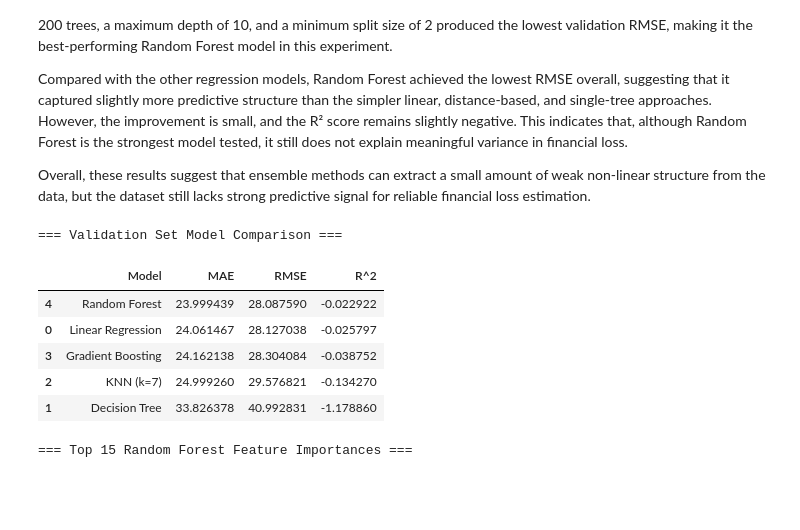
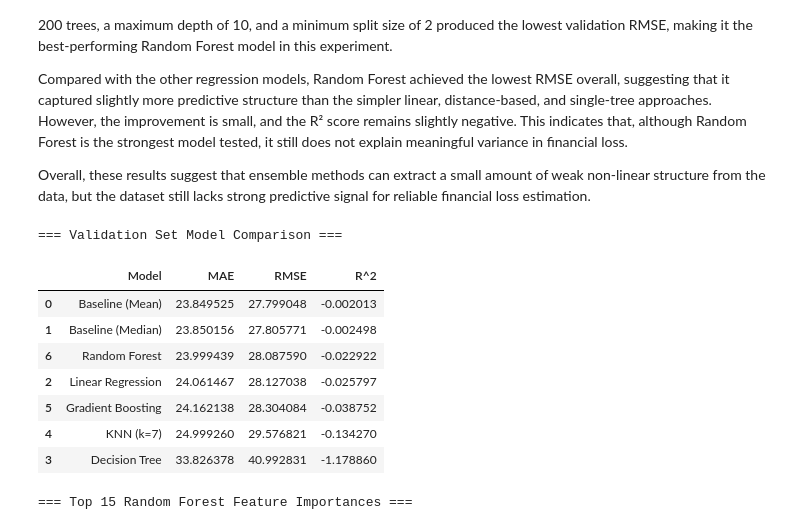
Before and after one commit to gracenev/DS300Project, a Jupyter notebook: DS300_Project.ipynb, the cells around one changed output. Cells and saved outputs as stored; diff of their text form; code cells hidden in the pictures; blank space fills up the shorter version.

```diff
--- a/DS300_Project.ipynb
+++ b/DS300_Project.ipynb
@@ -501,0 +488,26 @@ Overall, the preprocessing stage confirms that the dataset requires minimal tran
+# %%
+# Baseline models using TRAINING SET ONLY
+print("=== Baseline Validation Results (Training Set Statistics Only) ===")
+
+baseline_mean_pred = y_train.mean()
+baseline_median_pred = y_train.median()
+
+baseline_mean_preds_val = np.full(len(y_val), baseline_mean_pred)
+baseline_median_preds_val = np.full(len(y_val), baseline_median_pred)
+
+baseline_mean_mae = mean_absolute_error(y_val, baseline_mean_preds_val)
+baseline_mean_rmse = np.sqrt(mean_squared_error(y_val, baseline_mean_preds_val))
+baseline_mean_r2 = r2_score(y_val, baseline_mean_preds_val)
+
+baseline_median_mae = mean_absolute_error(y_val, baseline_median_preds_val)
+baseline_median_rmse = np.sqrt(mean_squared_error(y_val, baseline_median_preds_val))
+baseline_median_r2 = r2_score(y_val, baseline_median_preds_val)
+
+baseline_results = pd.DataFrame({
+    "Model": ["Baseline (Mean)", "Baseline (Median)"],
+    "MAE": [baseline_mean_mae, baseline_median_mae],
+    "RMSE": [baseline_mean_rmse, baseline_median_rmse],
+    "R^2": [baseline_mean_r2, baseline_median_r2]
+})
+
+display(baseline_results)
@@ -853,6 +874,8 @@ Overall, these results suggest that ensemble methods can extract a small amount
 # %%
 all_model_results = pd.DataFrame({
     "Model": [
+        "Baseline (Mean)",
+        "Baseline (Median)",
         "Linear Regression",
         "Decision Tree",
         f"KNN (k={best_k})",
@@ -860,38 +883,46 @@ all_model_results = pd.DataFrame({
         "Random Forest"
     ],
     "MAE": [
+        baseline_mean_mae,
+        baseline_median_mae,
         lr_mae,
         dt_mae,
         best_knn_entry["MAE"],
         gb_mae,
         best_rf_entry["MAE"]
     ],
     "RMSE": [
+        baseline_mean_rmse,
+        baseline_median_rmse,
         lr_rmse,
         dt_rmse,
         best_knn_entry["RMSE"],
         gb_rmse,
         best_rf_entry["RMSE"]
     ],
     "R^2": [
+        baseline_mean_r2,
+        baseline_median_r2,
         lr_r2,
         dt_r2,
         best_knn_entry["R^2"],
         gb_r2,
         best_rf_entry["R^2"]
     ]
 }).sort_values(by="RMSE", ascending=True)
 
 print("=== Validation Set Model Comparison ===")
 display(all_model_results)
 # %% [output]
 === Validation Set Model Comparison ===
 |  | Model | MAE | RMSE | R^2 |
-| 4 | Random Forest | 23.999439 | 28.087590 | -0.022922 |
-| 0 | Linear Regression | 24.061467 | 28.127038 | -0.025797 |
-| 3 | Gradient Boosting | 24.162138 | 28.304084 | -0.038752 |
-| 2 | KNN (k=7) | 24.999260 | 29.576821 | -0.134270 |
-| 1 | Decision Tree | 33.826378 | 40.992831 | -1.178860 |
+| 0 | Baseline (Mean) | 23.849525 | 27.799048 | -0.002013 |
+| 1 | Baseline (Median) | 23.850156 | 27.805771 | -0.002498 |
+| 6 | Random Forest | 23.999439 | 28.087590 | -0.022922 |
+| 2 | Linear Regression | 24.061467 | 28.127038 | -0.025797 |
+| 5 | Gradient Boosting | 24.162138 | 28.304084 | -0.038752 |
+| 4 | KNN (k=7) | 24.999260 | 29.576821 | -0.134270 |
+| 3 | Decision Tree | 33.826378 | 40.992831 | -1.178860 |
 # %%
 rf_preprocessor = rf_model.named_steps["preprocess"]
 rf_regressor = rf_model.named_steps["model"]
```
Also changed, not shown: parts of 21 cells of this notebook.
